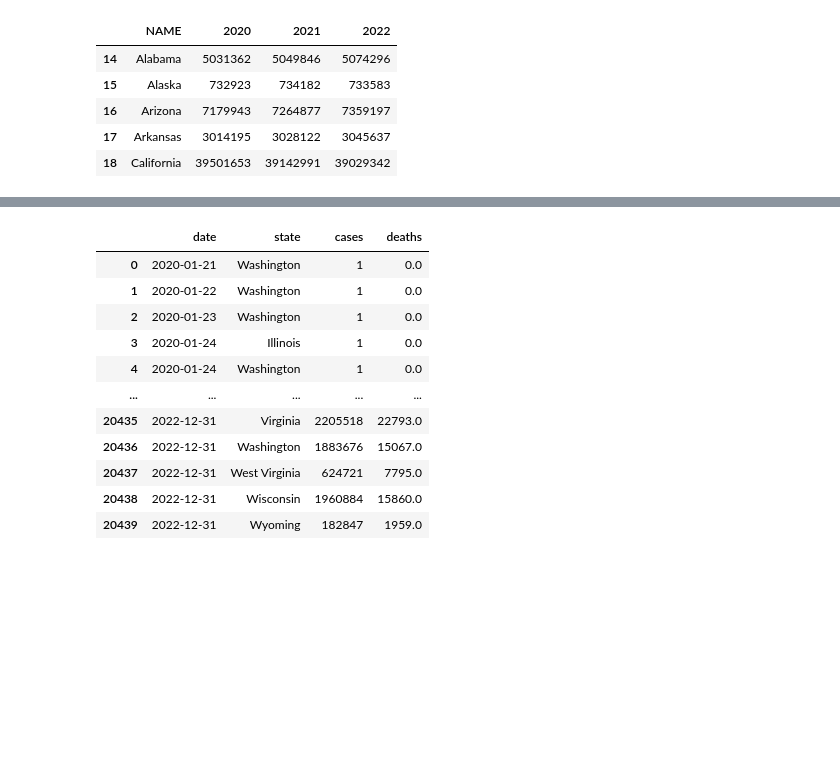
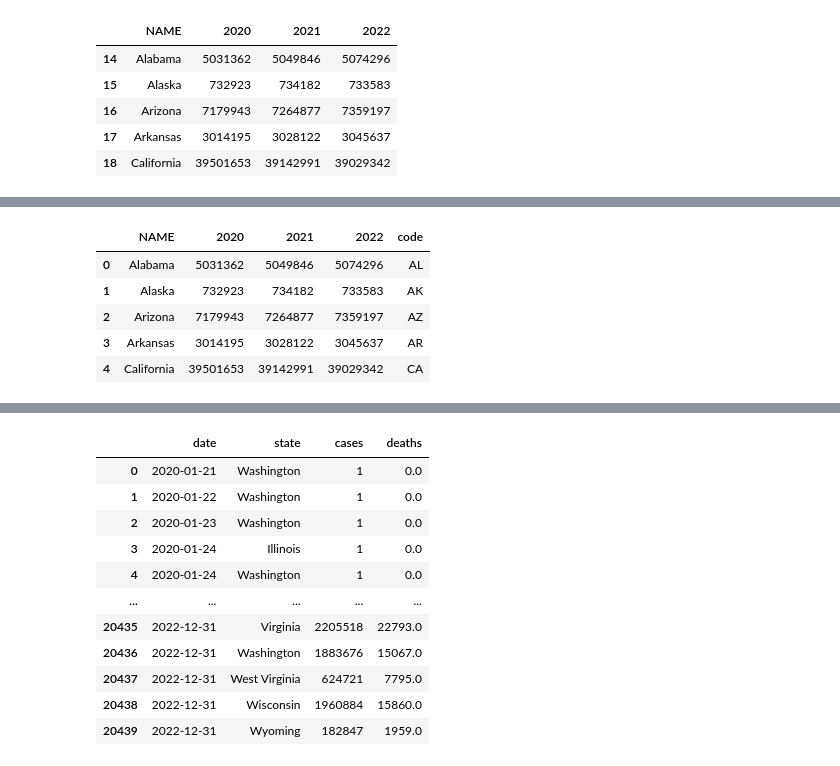
Before and after one commit to Ivan2911/COVID-19-VIZ, a Jupyter notebook: data_process.ipynb, the cells around one changed output, grey strips where cells are left out. Saved outputs shown, nothing was run; the diff lists cells and outputs as text; code cells hidden in the pictures; blank space fills up the shorter version.

```diff
--- a/data_process.ipynb
+++ b/data_process.ipynb
@@ -128,0 +108,4 @@ population_unpivoted
+# %%
+#read state_code
+state_code = pd.read_csv('data/state_code.csv')
+state_code.tail()
@@ -129,2 +119,14 @@ population_unpivoted
+# %%
+#merge sate ecode and population
+population_code = pd.merge(population, state_code, left_on='NAME', right_on='state')
+population_code = population_code.drop(['abbrev', 'state'], axis=1)
+population_code.head()
+# %% [output]
+|  | NAME | 2020 | 2021 | 2022 | code |
+| 0 | Alabama | 5031362 | 5049846 | 5074296 | AL |
+| 1 | Alaska | 732923 | 734182 | 733583 | AK |
+| 2 | Arizona | 7179943 | 7264877 | 7359197 | AZ |
+| 3 | Arkansas | 3014195 | 3028122 | 3045637 | AR |
+| 4 | California | 39501653 | 39142991 | 39029342 | CA |
 # %%
 # Save the DataFrame to a CSV file
```
Also changed, not shown: parts of 19 cells of this notebook, 5 other files.
